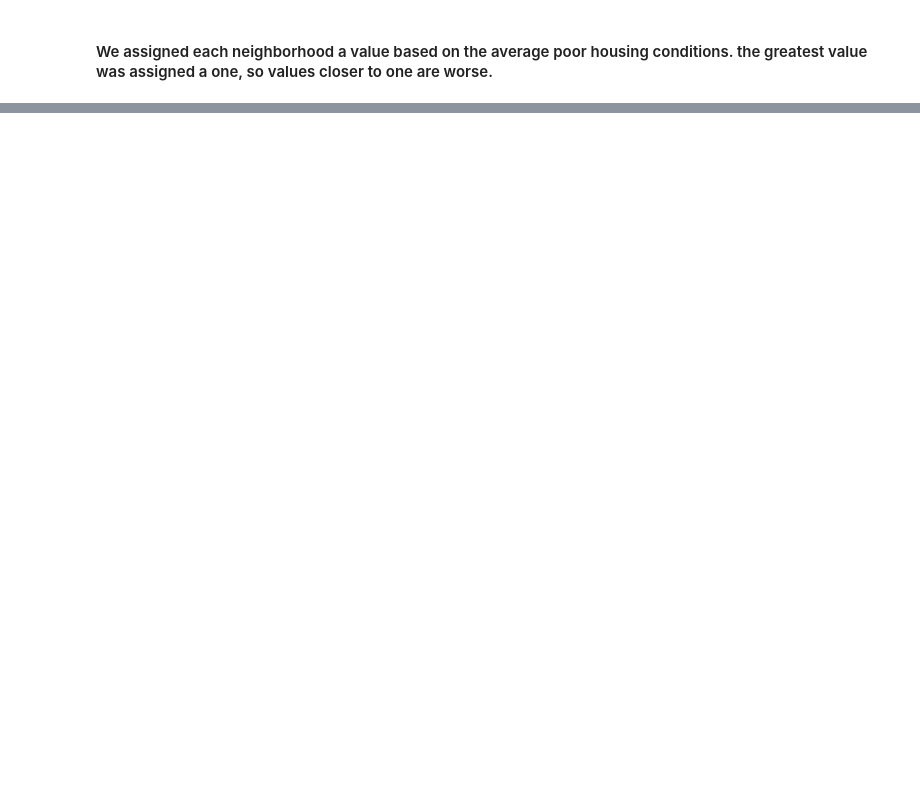
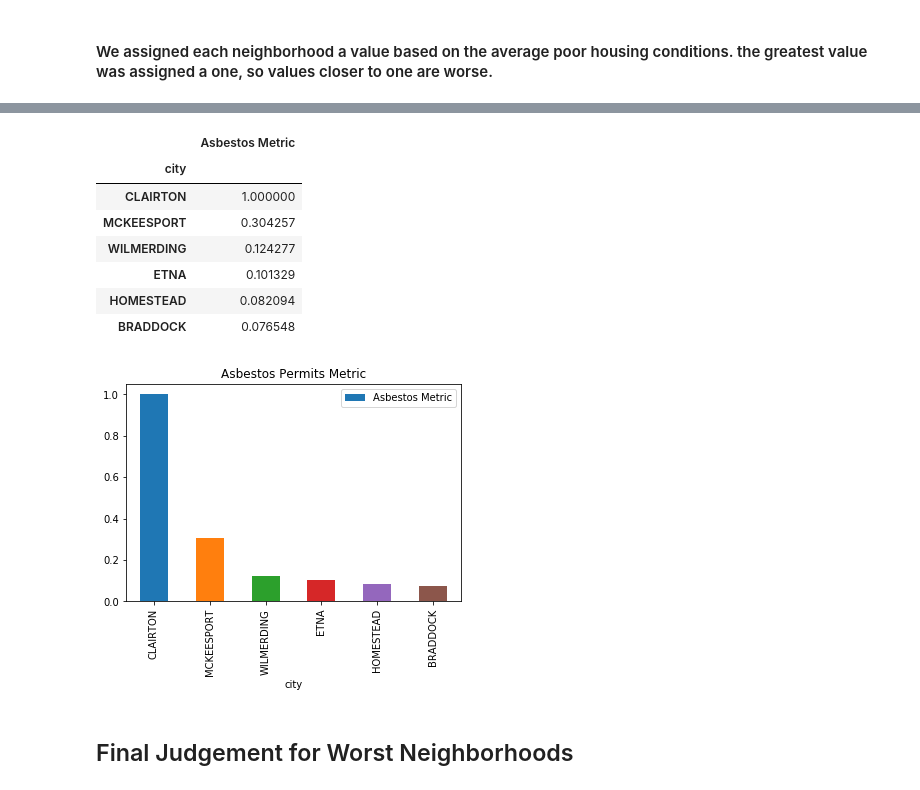
Before and after one commit to chris-hinson/big-ideas-final-project, a Jupyter notebook: finalProjectPresentation.ipynb, the cells around one changed output, grey strips where cells are left out. Saved outputs shown, nothing was run; the diff lists cells and outputs as text; code cells hidden in the pictures; blank space fills up the shorter version.

```diff
--- a/finalProjectPresentation.ipynb
+++ b/finalProjectPresentation.ipynb
@@ -163,0 +203,21 @@ poorConditionMetricGraph = poorConMetric.plot.bar(y = 'Poor Condition Metric', t
+# %%
+totQuant['Asbestos Metric'] = totQuant['square_feet']*totQuant['quantity']
+maxPercent = totQuant['Asbestos Metric'].max()
+
+asbestosMetric = totQuant.divide(maxPercent).drop(columns = ['square_feet','quantity']).sort_values(['Asbestos Metric'], ascending=False)
+
+display(asbestosMetric)
+
+asbestosMetricGraph = asbestosMetric.plot.bar(y = 'Asbestos Metric', title='Asbestos Permits Metric')
+# %% [output]
+|  | Asbestos Metric |
+| city |  |
+| CLAIRTON | 1.000000 |
+| MCKEESPORT | 0.304257 |
+| WILMERDING | 0.124277 |
+| ETNA | 0.101329 |
+| HOMESTEAD | 0.082094 |
+| BRADDOCK | 0.076548 |
+[figure, added]
+# %% [markdown]
+## Final Judgement for Worst Neighborhoods
```
Also changed, not shown: parts of 8 cells of this notebook.
